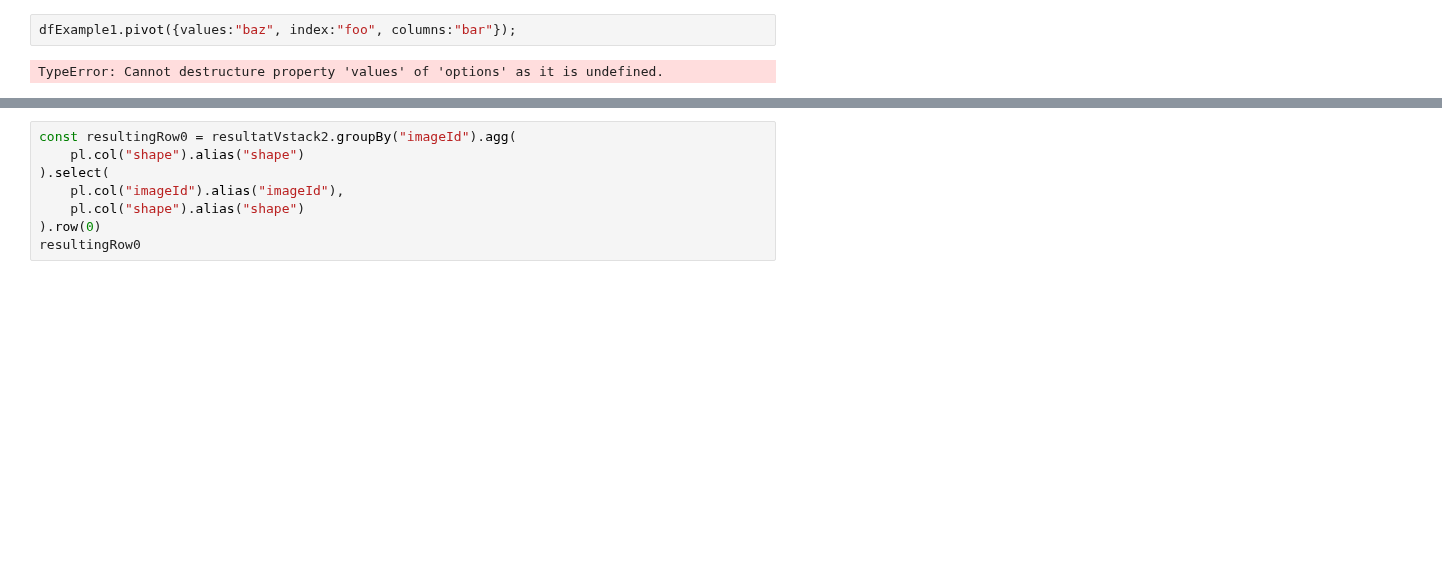
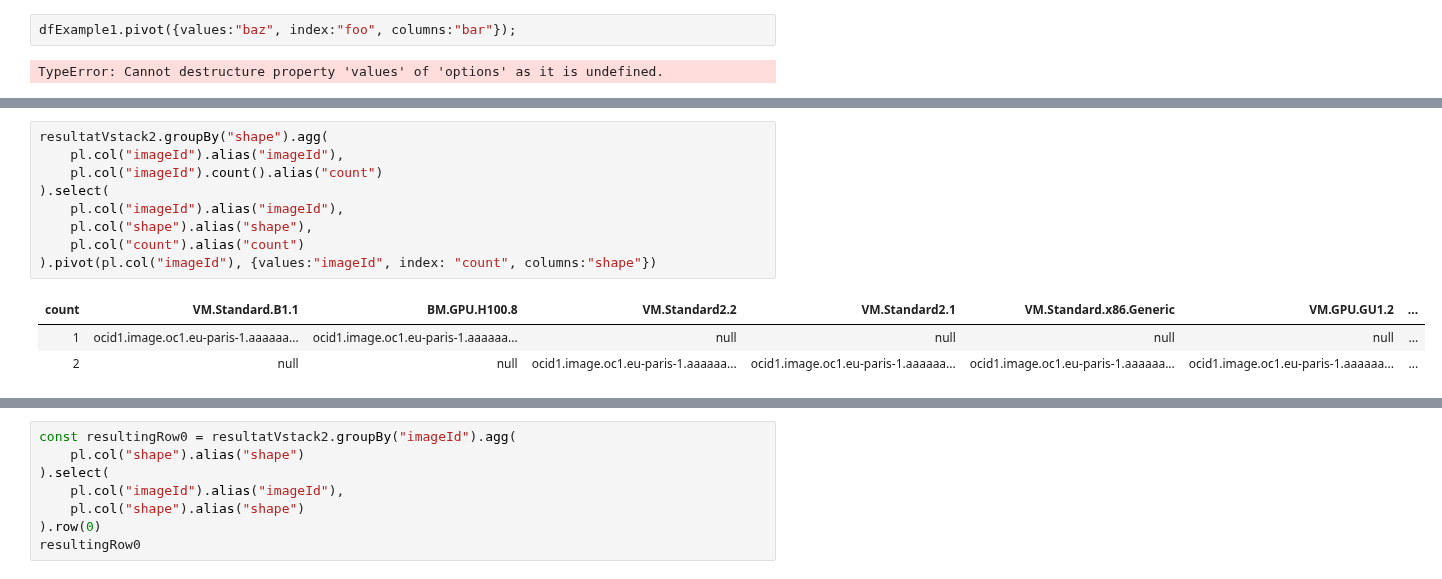
Before and after one commit to 3forges/packman, a Jupyter notebook: oracle/OciShapesImagesCompatibilityMatrix.ipynb, the cells around one changed output, grey strips where cells are left out. Saved outputs shown, nothing was run; the diff lists cells and outputs as text; blank space fills up the shorter version.

```diff
--- a/oracle/OciShapesImagesCompatibilityMatrix.ipynb
+++ b/oracle/OciShapesImagesCompatibilityMatrix.ipynb
@@ -423,0 +473,13 @@ resultingRow
+# %%
+resultatVstack2.groupBy("shape").agg(
+    pl.col("imageId").alias("imageId"),
+    pl.col("imageId").count().alias("count")
+).select(
+    pl.col("imageId").alias("imageId"),
+    pl.col("shape").alias("shape"),
+    pl.col("count").alias("count")
+).pivot(pl.col("imageId"), {values:"imageId", index: "count", columns:"shape"})
+# %% [output]
+| count | VM.Standard.B1.1 | BM.GPU.H100.8 | VM.Standard2.2 | VM.Standard2.1 | VM.Standard.x86.Generic | VM.GPU.GU1.2 | ... |
+| 1 | ocid1.image.oc1.eu-paris-1.aaaaaa... | ocid1.image.oc1.eu-paris-1.aaaaaa... | null | null | null | null | ... |
+| 2 | null | null | ocid1.image.oc1.eu-paris-1.aaaaaa... | ocid1.image.oc1.eu-paris-1.aaaaaa... | ocid1.image.oc1.eu-paris-1.aaaaaa... | ocid1.image.oc1.eu-paris-1.aaaaaa... | ... |
```
Also changed, not shown: parts of 9 cells of this notebook.
